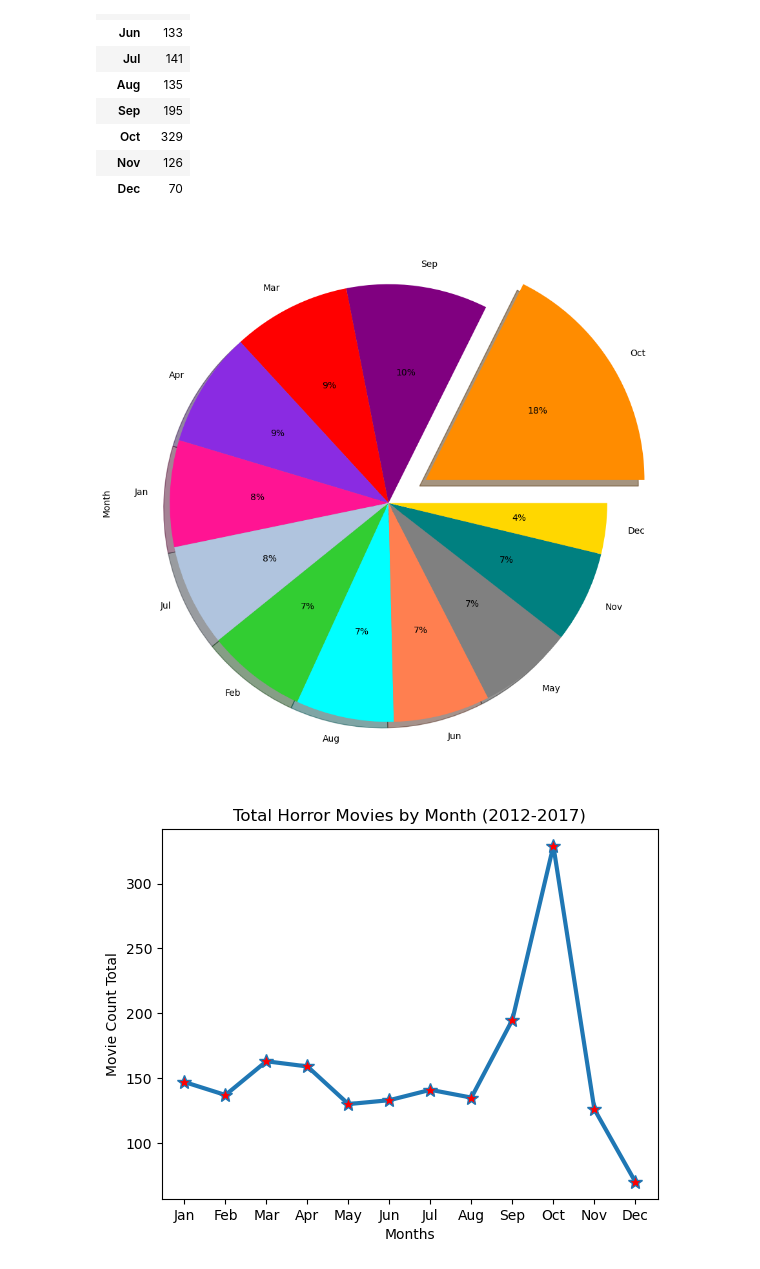
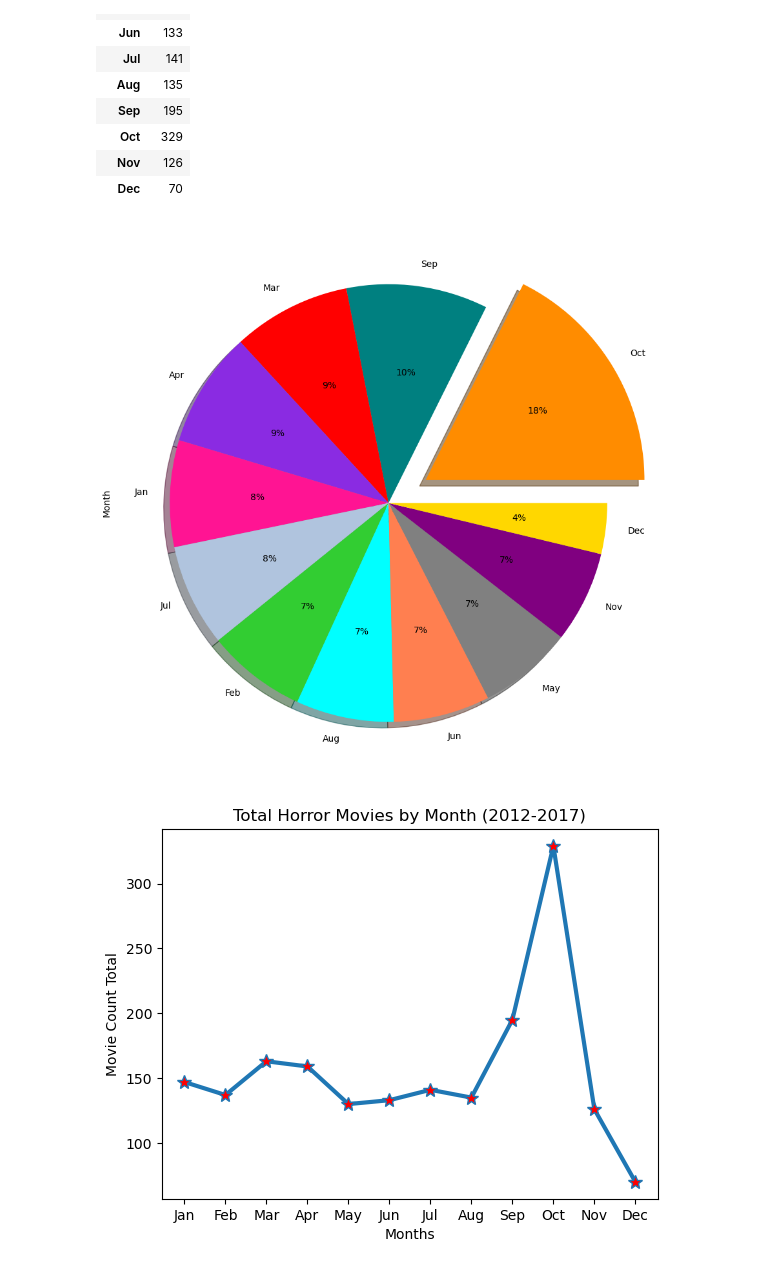
Before and after one commit to PerryMark773/Project-1-Team-1, a Jupyter notebook: VS_MONTHS.ipynb, the cells around one changed output. Drawn from its saved outputs; the diff is of its cells as text; code cells hidden in the pictures.

```diff
--- a/VS_MONTHS.ipynb
+++ b/VS_MONTHS.ipynb
@@ -351,19 +351,19 @@ sorted_df
 # %%
 # Creating a pie chart to show which month releases most horror movies
 total_mo = IMDB_Clean4_df['Month'].value_counts()
 
 y = ["Jan", "Feb", "Mar", "Apr", "May", "Jun", "Jul", "Aug", "Sep", "Oct", "Nov", "Dec"]
 myexplode = [0.2, 0, 0, 0, 0, 0, 0, 0, 0, 0, 0, 0]
-mycolors = ["darkorange", "purple", "red", "blueviolet", "deeppink", "lightsteelblue","limegreen", "cyan",
-            "coral", "gray", "teal", "gold"]
+mycolors = ["darkorange", "teal", "red", "blueviolet", "deeppink", "lightsteelblue","limegreen", "cyan",
+            "coral", "gray", "purple", "gold"]
 
 # to create the pie chart
 total_mo.plot(kind = 'pie', y = y, figsize = (11,11), autopct='%1.0f%%', explode= myexplode,
               shadow = True, colors = mycolors)
 
 plt.show()
 # %% [output]
-[figure, old version]
+[figure, new version]
 # %%
 # Generate a line plot
 month = ["Jan", "Feb", "Mar", "Apr", "May", "Jun", "Jul", "Aug", "Sep", "Oct", "Nov", "Dec"]
```
Also changed, not shown: parts of 1 cell of this notebook.
